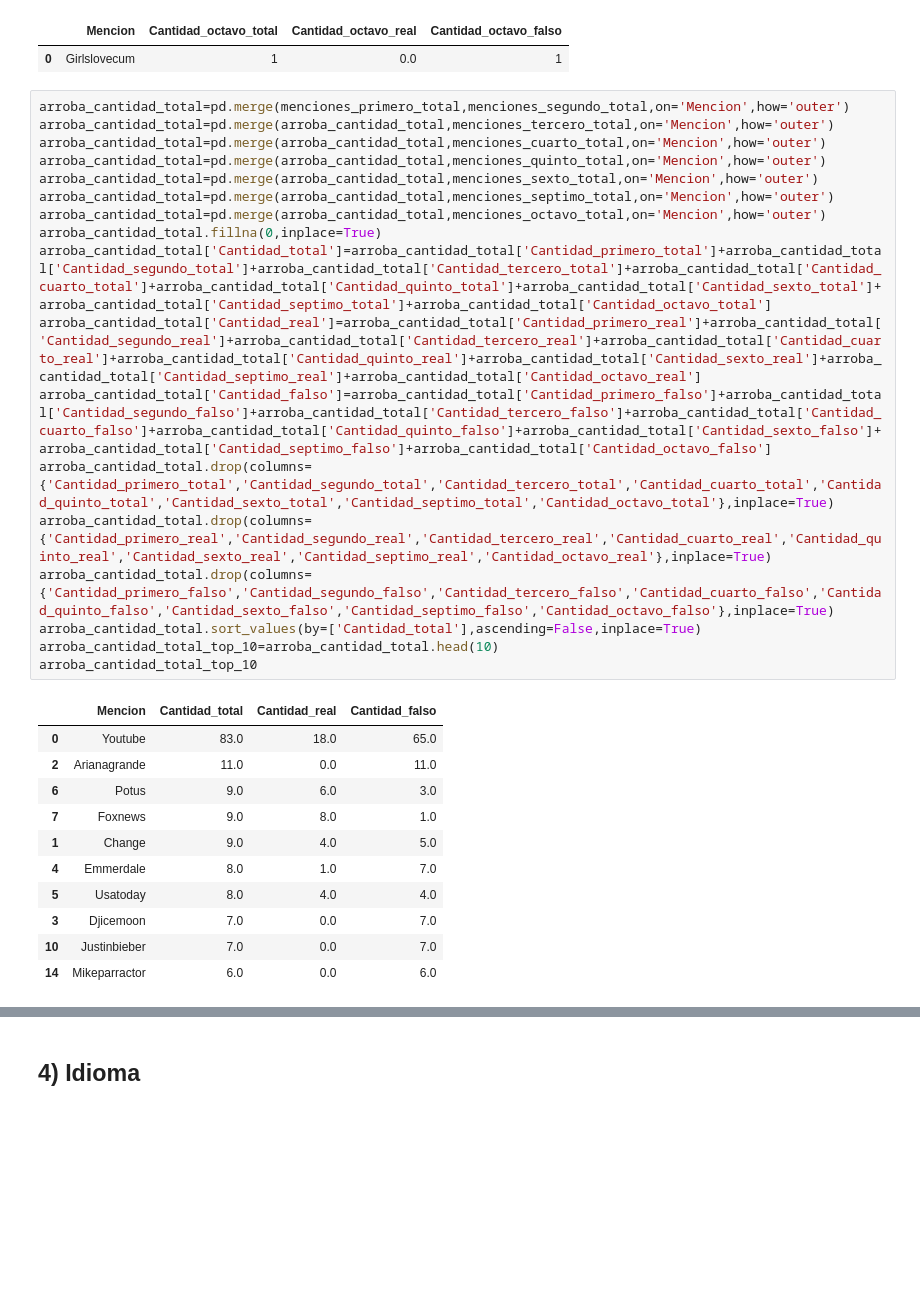
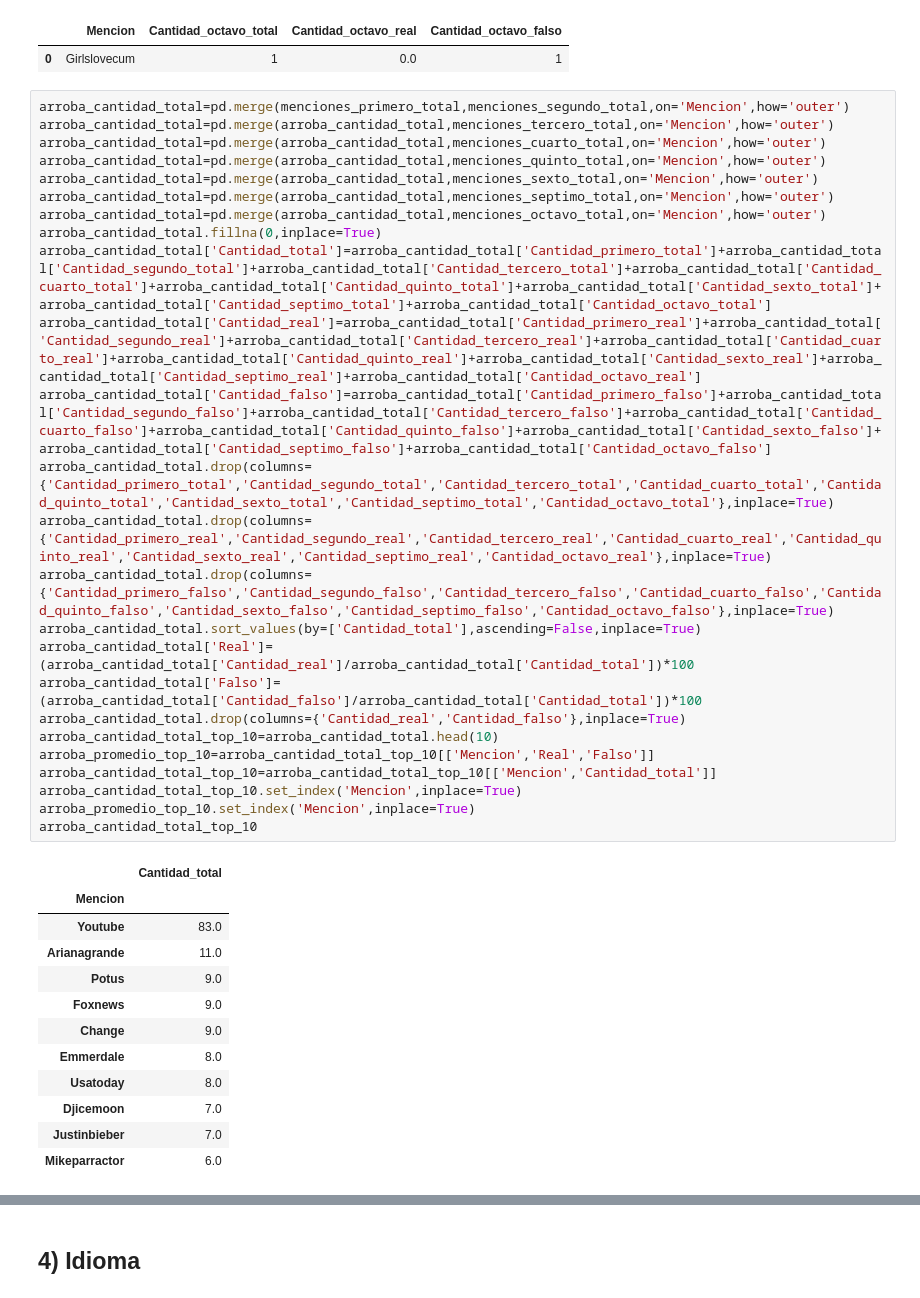
Before and after one commit to SergioCalvani/75.06-Datos-TP1-2020, a Jupyter notebook: Junto.ipynb, the cells around one changed output, grey strips where cells are left out. Saved outputs shown, nothing was run; the diff lists cells and outputs as text; blank space fills up the shorter version.

```diff
--- a/Junto.ipynb
+++ b/Junto.ipynb
@@ -947,30 +950,38 @@ menciones_octavo_total.head()
 # %%
 arroba_cantidad_total=pd.merge(menciones_primero_total,menciones_segundo_total,on='Mencion',how='outer')
 arroba_cantidad_total=pd.merge(arroba_cantidad_total,menciones_tercero_total,on='Mencion',how='outer')
 arroba_cantidad_total=pd.merge(arroba_cantidad_total,menciones_cuarto_total,on='Mencion',how='outer')
 arroba_cantidad_total=pd.merge(arroba_cantidad_total,menciones_quinto_total,on='Mencion',how='outer')
 arroba_cantidad_total=pd.merge(arroba_cantidad_total,menciones_sexto_total,on='Mencion',how='outer')
 arroba_cantidad_total=pd.merge(arroba_cantidad_total,menciones_septimo_total,on='Mencion',how='outer')
 arroba_cantidad_total=pd.merge(arroba_cantidad_total,menciones_octavo_total,on='Mencion',how='outer')
 arroba_cantidad_total.fillna(0,inplace=True)
 arroba_cantidad_total['Cantidad_total']=arroba_cantidad_total['Cantidad_primero_total']+arroba_cantidad_total['Cantidad_segundo_total']+arroba_cantidad_total['Cantidad_tercero_total']+arroba_cantidad_total['Cantidad_cuarto_total']+arroba_cantidad_total['Cantidad_quinto_total']+arroba_cantidad_total['Cantidad_sexto_total']+arroba_cantidad_total['Cantidad_septimo_total']+arroba_cantidad_total['Cantidad_octavo_total']
 arroba_cantidad_total['Cantidad_real']=arroba_cantidad_total['Cantidad_primero_real']+arroba_cantidad_total['Cantidad_segundo_real']+arroba_cantidad_total['Cantidad_tercero_real']+arroba_cantidad_total['Cantidad_cuarto_real']+arroba_cantidad_total['Cantidad_quinto_real']+arroba_cantidad_total['Cantidad_sexto_real']+arroba_cantidad_total['Cantidad_septimo_real']+arroba_cantidad_total['Cantidad_octavo_real']
 arroba_cantidad_total['Cantidad_falso']=arroba_cantidad_total['Cantidad_primero_falso']+arroba_cantidad_total['Cantidad_segundo_falso']+arroba_cantidad_total['Cantidad_tercero_falso']+arroba_cantidad_total['Cantidad_cuarto_falso']+arroba_cantidad_total['Cantidad_quinto_falso']+arroba_cantidad_total['Cantidad_sexto_falso']+arroba_cantidad_total['Cantidad_septimo_falso']+arroba_cantidad_total['Cantidad_octavo_falso']
 arroba_cantidad_total.drop(columns={'Cantidad_primero_total','Cantidad_segundo_total','Cantidad_tercero_total','Cantidad_cuarto_total','Cantidad_quinto_total','Cantidad_sexto_total','Cantidad_septimo_total','Cantidad_octavo_total'},inplace=True)
 arroba_cantidad_total.drop(columns={'Cantidad_primero_real','Cantidad_segundo_real','Cantidad_tercero_real','Cantidad_cuarto_real','Cantidad_quinto_real','Cantidad_sexto_real','Cantidad_septimo_real','Cantidad_octavo_real'},inplace=True)
 arroba_cantidad_total.drop(columns={'Cantidad_primero_falso','Cantidad_segundo_falso','Cantidad_tercero_falso','Cantidad_cuarto_falso','Cantidad_quinto_falso','Cantidad_sexto_falso','Cantidad_septimo_falso','Cantidad_octavo_falso'},inplace=True)
 arroba_cantidad_total.sort_values(by=['Cantidad_total'],ascending=False,inplace=True)
+arroba_cantidad_total['Real']=(arroba_cantidad_total['Cantidad_real']/arroba_cantidad_total['Cantidad_total'])*100
+arroba_cantidad_total['Falso']=(arroba_cantidad_total['Cantidad_falso']/arroba_cantidad_total['Cantidad_total'])*100
+arroba_cantidad_total.drop(columns={'Cantidad_real','Cantidad_falso'},inplace=True)
 arroba_cantidad_total_top_10=arroba_cantidad_total.head(10)
+arroba_promedio_top_10=arroba_cantidad_total_top_10[['Mencion','Real','Falso']]
+arroba_cantidad_total_top_10=arroba_cantidad_total_top_10[['Mencion','Cantidad_total']]
+arroba_cantidad_total_top_10.set_index('Mencion',inplace=True)
+arroba_promedio_top_10.set_index('Mencion',inplace=True)
 arroba_cantidad_total_top_10
 # %% [output]
-|  | Mencion | Cantidad_total | Cantidad_real | Cantidad_falso |
-| 0 | Youtube | 83.0 | 18.0 | 65.0 |
-| 2 | Arianagrande | 11.0 | 0.0 | 11.0 |
-| 6 | Potus | 9.0 | 6.0 | 3.0 |
-| 7 | Foxnews | 9.0 | 8.0 | 1.0 |
-| 1 | Change | 9.0 | 4.0 | 5.0 |
-| 4 | Emmerdale | 8.0 | 1.0 | 7.0 |
-| 5 | Usatoday | 8.0 | 4.0 | 4.0 |
-| 3 | Djicemoon | 7.0 | 0.0 | 7.0 |
-| 10 | Justinbieber | 7.0 | 0.0 | 7.0 |
-| 14 | Mikeparractor | 6.0 | 0.0 | 6.0 |
+|  | Cantidad_total |
+| Mencion |  |
+| Youtube | 83.0 |
+| Arianagrande | 11.0 |
+| Potus | 9.0 |
+| Foxnews | 9.0 |
+| Change | 9.0 |
+| Emmerdale | 8.0 |
+| Usatoday | 8.0 |
+| Djicemoon | 7.0 |
+| Justinbieber | 7.0 |
+| Mikeparractor | 6.0 |
```
Also changed, not shown: parts of 59 cells of this notebook.
